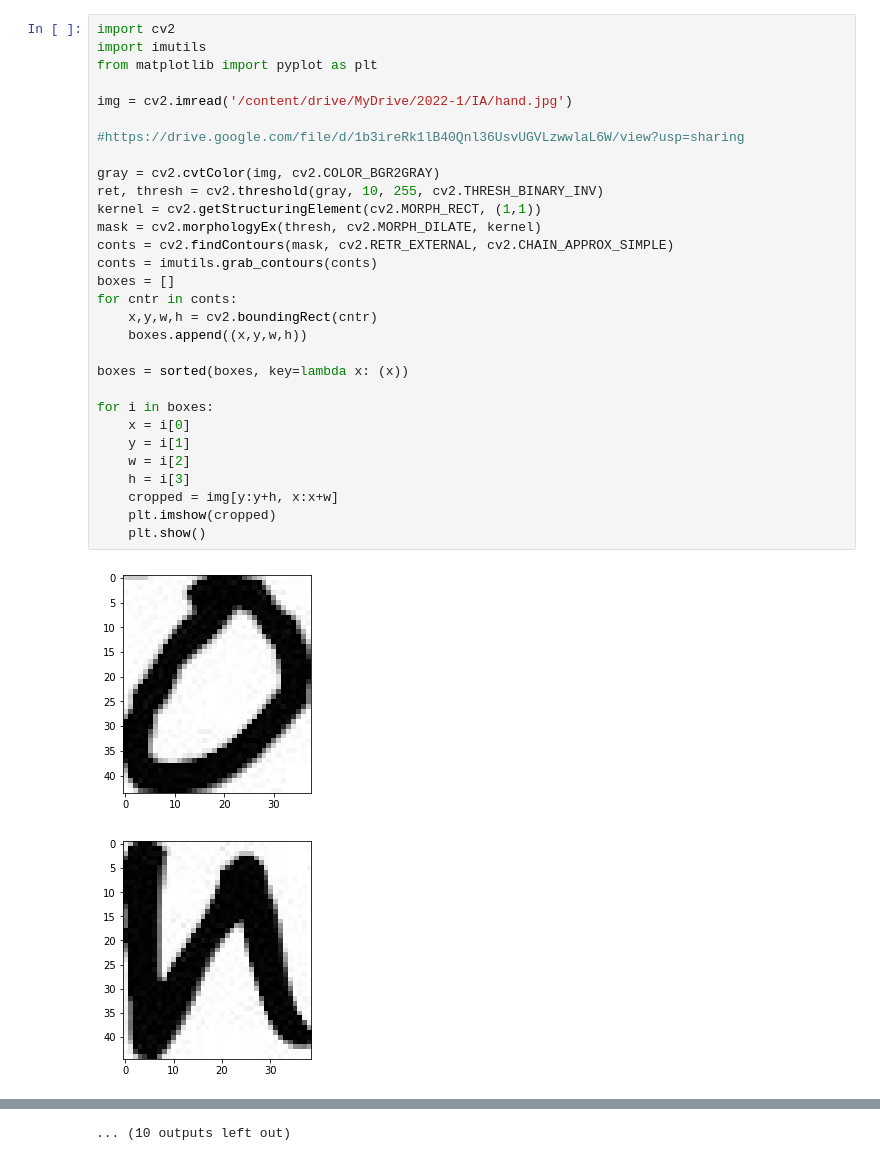
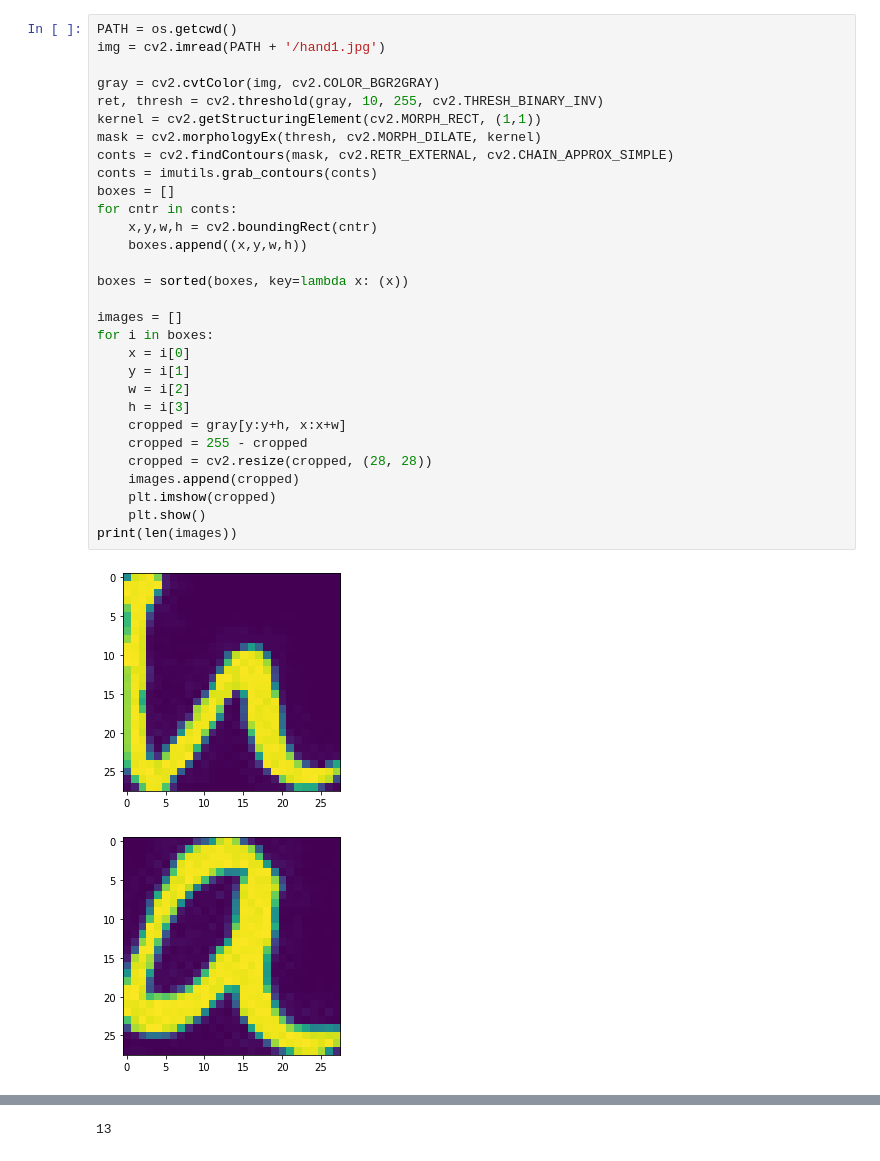
Before and after one commit to jneirar/ai_project5, a Jupyter notebook: ExtractLetter.ipynb, the cells around one changed output, grey strips where cells are left out. Cells and saved outputs as stored; diff of their text form.

```diff
--- a/ExtractLetter.ipynb
+++ b/ExtractLetter.ipynb
@@ -1,33 +29,33 @@
 # %%
-import cv2
-import imutils
-from matplotlib import pyplot as plt
-
-img = cv2.imread('/content/drive/MyDrive/2022-1/IA/hand.jpg')
-
-#https://drive.google.com/file/d/1b3ireRk1lB40Qnl36UsvUGVLzwwlaL6W/view?usp=sharing
+PATH = os.getcwd()
+img = cv2.imread(PATH + '/hand1.jpg')
 
 gray = cv2.cvtColor(img, cv2.COLOR_BGR2GRAY)
 ret, thresh = cv2.threshold(gray, 10, 255, cv2.THRESH_BINARY_INV)
 kernel = cv2.getStructuringElement(cv2.MORPH_RECT, (1,1))
 mask = cv2.morphologyEx(thresh, cv2.MORPH_DILATE, kernel)
 conts = cv2.findContours(mask, cv2.RETR_EXTERNAL, cv2.CHAIN_APPROX_SIMPLE)
 conts = imutils.grab_contours(conts)
 boxes = []
 for cntr in conts:
     x,y,w,h = cv2.boundingRect(cntr)
     boxes.append((x,y,w,h))
 
 boxes = sorted(boxes, key=lambda x: (x))
 
+images = []
 for i in boxes:
     x = i[0]
     y = i[1]
     w = i[2]
     h = i[3]
-    cropped = img[y:y+h, x:x+w]
+    cropped = gray[y:y+h, x:x+w]
+    cropped = 255 - cropped
+    cropped = cv2.resize(cropped, (28, 28))
+    images.append(cropped)
     plt.imshow(cropped)
     plt.show()
+print(len(images))
 # %% [output]
-[figure, old version]
+[figure, new version]
-[figure, old version]
+[figure, new version]
@@ -44 +73 @@ for i in boxes:
-... (10 outputs left out)
+13
```
Also changed, not shown: parts of 11 cells of this notebook, 1 other file.
